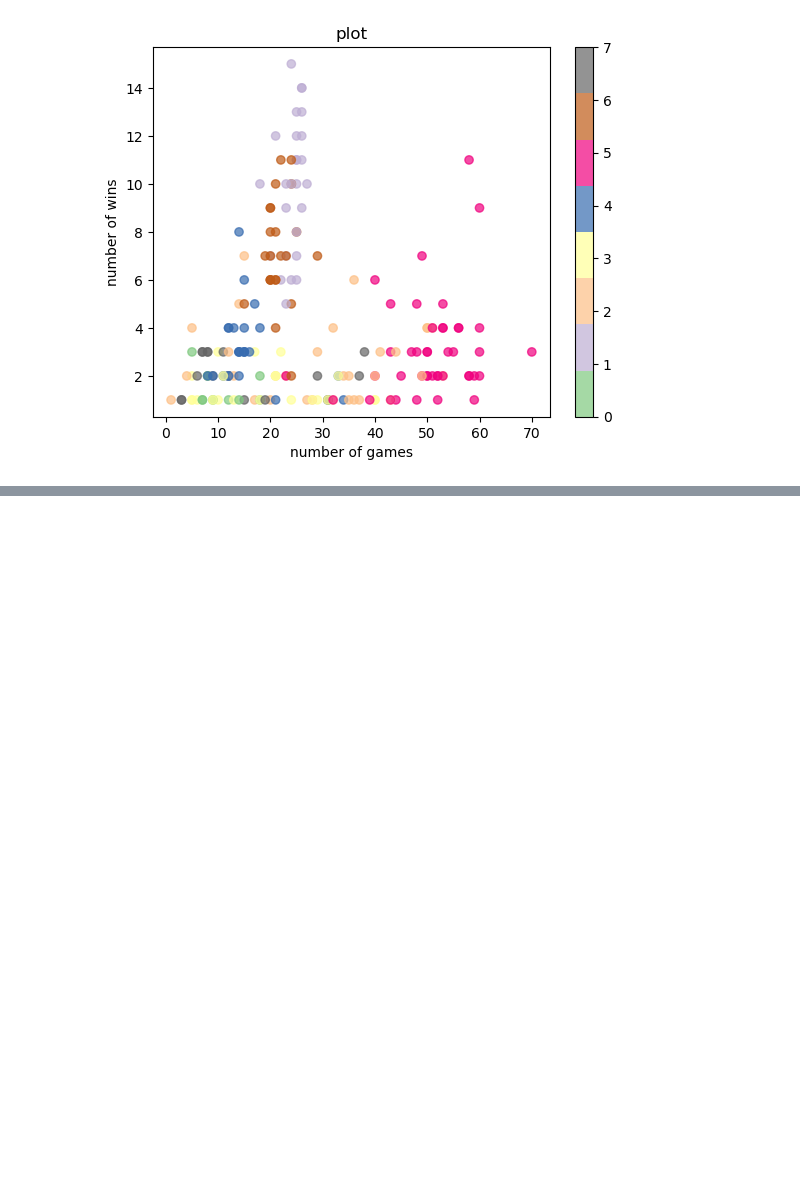
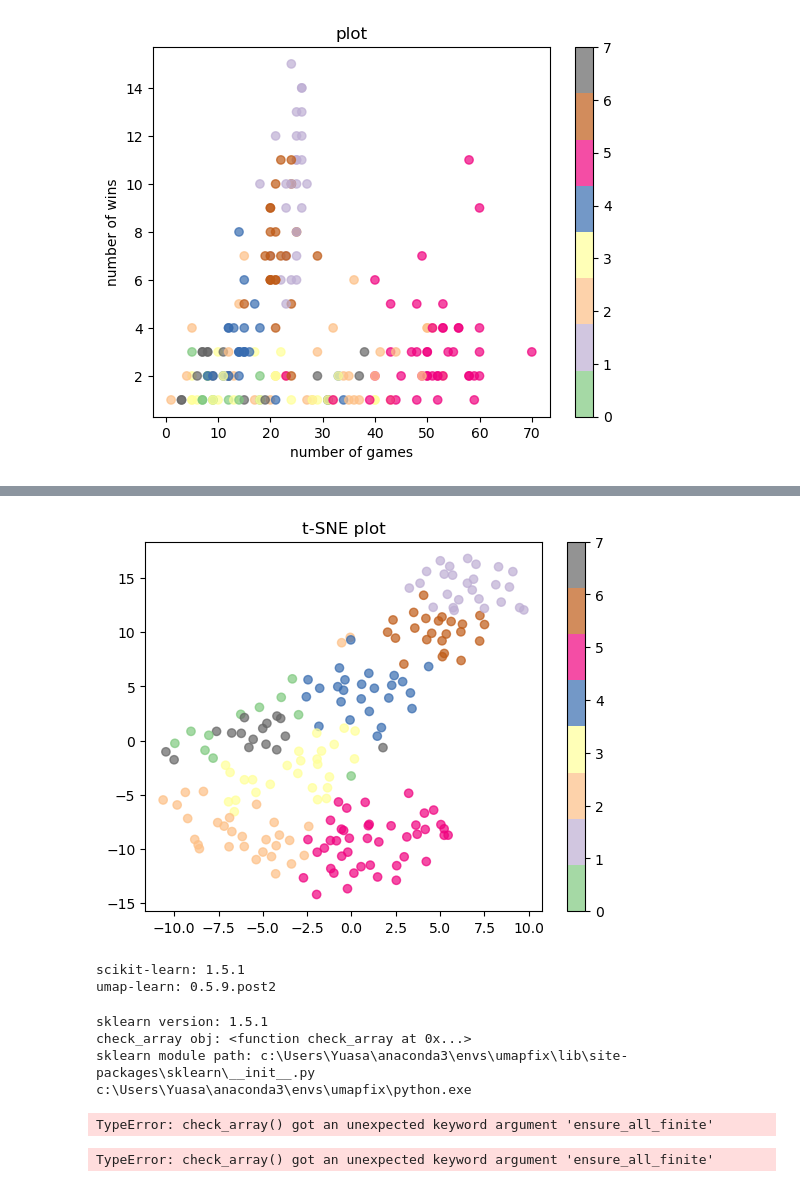
Before and after one commit to yuasa-windows/Clustering-house, a Jupyter notebook: dimentionality_reduction_base.ipynb, the cells around one changed output, grey strips where cells are left out. Drawn from its saved outputs; the diff is of its cells as text; code cells hidden in the pictures; blank space fills up the shorter version.

```diff
--- a/dimentionality_reduction_base.ipynb
+++ b/dimentionality_reduction_base.ipynb
@@ -86,0 +117,50 @@ Cluster 7: n = 16
+# %%
+from sklearn.manifold import TSNE
+embedding = TSNE(random_state=42).fit_transform(df_features_mm)
+plt.scatter(embedding[:, 0], embedding[:, 1],
+    c=clusters, cmap='Accent', alpha=0.7)
+plt.title('t-SNE plot')
+plt.colorbar()
+plt.show()
+# %% [output]
+[figure, added]
+# %%
+import sklearn, umap
+print("scikit-learn:", sklearn.__version__)
+print("umap-learn:", umap.__version__)
+# %% [output]
+scikit-learn: 1.5.1
+umap-learn: 0.5.9.post2
+# %%
+import sklearn, sklearn.utils.validation as v, sys
+print("sklearn version:", sklearn.__version__)
+print("check_array obj:", v.check_array)
+print("sklearn module path:", sklearn.__file__)
+print(sys.executable)
+# %% [output]
+sklearn version: 1.5.1
+check_array obj: <function check_array at 0x...>
+sklearn module path: c:\Users\Yuasa\anaconda3\envs\umapfix\lib\site-packages\sklearn\__init__.py
+c:\Users\Yuasa\anaconda3\envs\umapfix\python.exe
+# %%
+import umap
+mapper = umap.UMAP(random_state=42)
+embedding = mapper.fit_transform(df_features_mm)
+plt.scatter(embedding[:, 0], embedding[:, 1],
+    c=clusters, cmap='Accent', alpha=0.7)
+plt.title('UMAP plot')
+plt.colorbar()
+plt.show()
+# %% [output]
+TypeError: check_array() got an unexpected keyword argument 'ensure_all_finite'
+# %%
+import umap
+mapper = umap.UMAP(random_state=42)
+embedding = mapper.fit_transform(df_features_mm)
+plt.scatter(embedding[:, 0], embedding[:, 1],
+    c=clusters, cmap='Accent', alpha=0.7)
+plt.title('UMAP plot')
+plt.colorbar()
+plt.show()
+# %% [output]
+TypeError: check_array() got an unexpected keyword argument 'ensure_all_finite'
```
Also changed, not shown: parts of 3 cells of this notebook.
